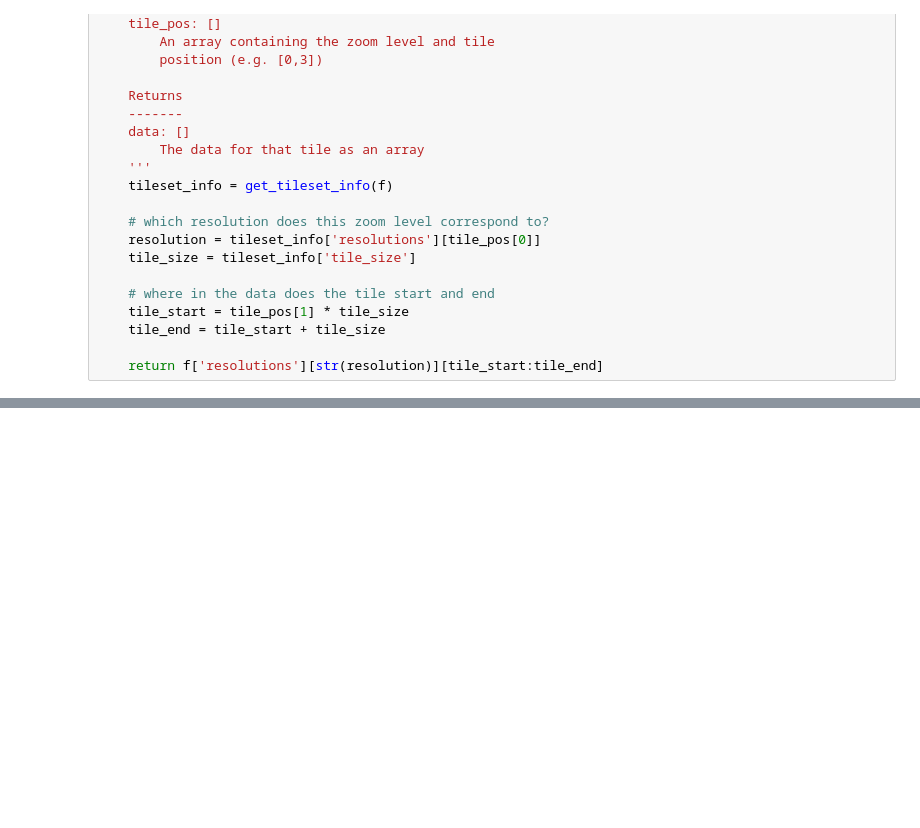
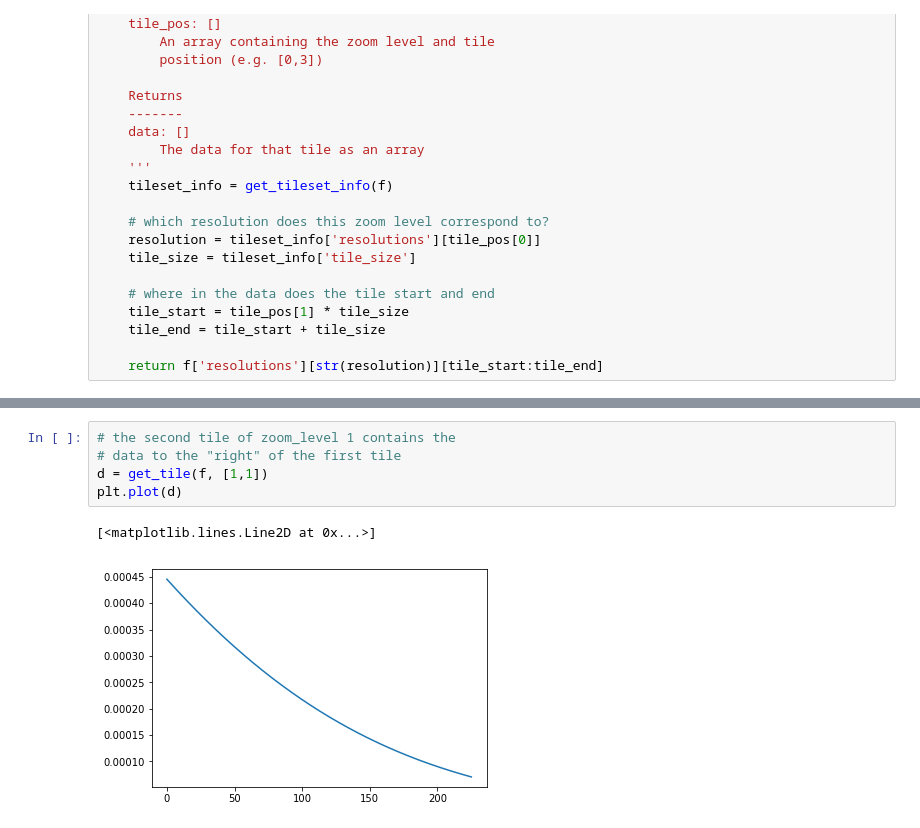
Before and after one commit to higlass/higlass, a Jupyter notebook: notebooks/Aggregating an array.ipynb, the cells around one changed output, grey strips where cells are left out. Drawn from its saved outputs; the diff is of its cells as text; blank space fills up the shorter version.

```diff
--- a/notebooks/Aggregating an array.ipynb
+++ b/notebooks/Aggregating an array.ipynb
@@ -149,0 +175,8 @@ len(get_tile) 782
+# %%
+# the second tile of zoom_level 1 contains the
+# data to the "right" of the first tile
+d = get_tile(f, [1,1])
+plt.plot(d)
+# %% [output]
+[<matplotlib.lines.Line2D at 0x...>]
+[figure, added]
```
Also changed, not shown: parts of 8 cells of this notebook.
